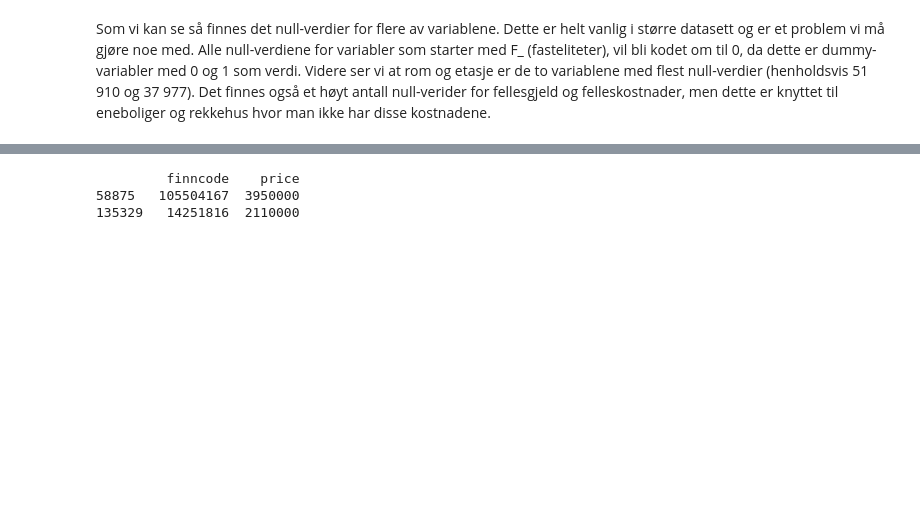
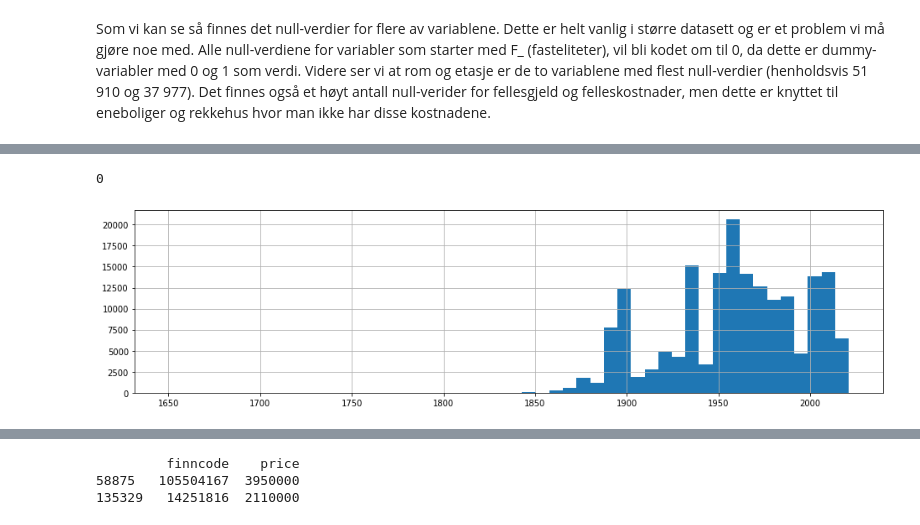
Before and after one commit to smmogen/BOABachelor, a Jupyter notebook: Jupyter/Eiendomsdata.ipynb, the cells around one changed output, grey strips where cells are left out. Cells and saved outputs as stored; diff of their text form; code cells hidden in the pictures; blank space fills up the shorter version.

```diff
--- a/Jupyter/Eiendomsdata.ipynb
+++ b/Jupyter/Eiendomsdata.ipynb
@@ -162,0 +183,3 @@ Name: documentDate, Length: 3607, dtype: int64
+# %%
+#Erstatter alle null-verdier for BRA med tilhørende PROM / 0.963464
+df['BRA'] = df['BRA'].fillna((df['PROM']/0.963464).round())
@@ -162,0 +190,13 @@ Name: documentDate, Length: 3607, dtype: int64
+# %%
+#Fjerner alle boliger med byggeår < 1600
+df.drop(df[df['buildyear'] < 1600].index, inplace = True)
+#Fjerner null-verdier
+df = df[df['buildyear'].notna()]
+df['buildyear'].isnull().sum()
+# %% [output]
+0
+# %%
+df['buildyear'].hist(bins=50, figsize=(16,4))
+plt.show()
+# %% [output]
+[figure, added]
```
Also changed, not shown: parts of 30 cells of this notebook, 1 other file.
